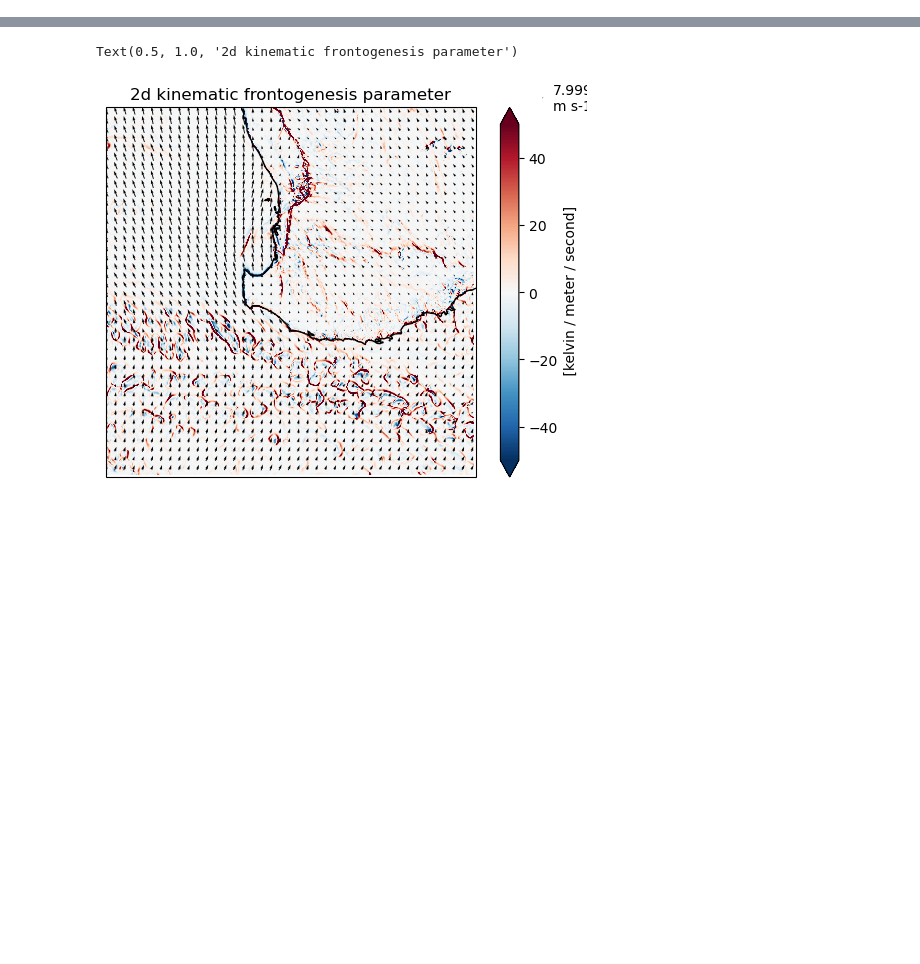
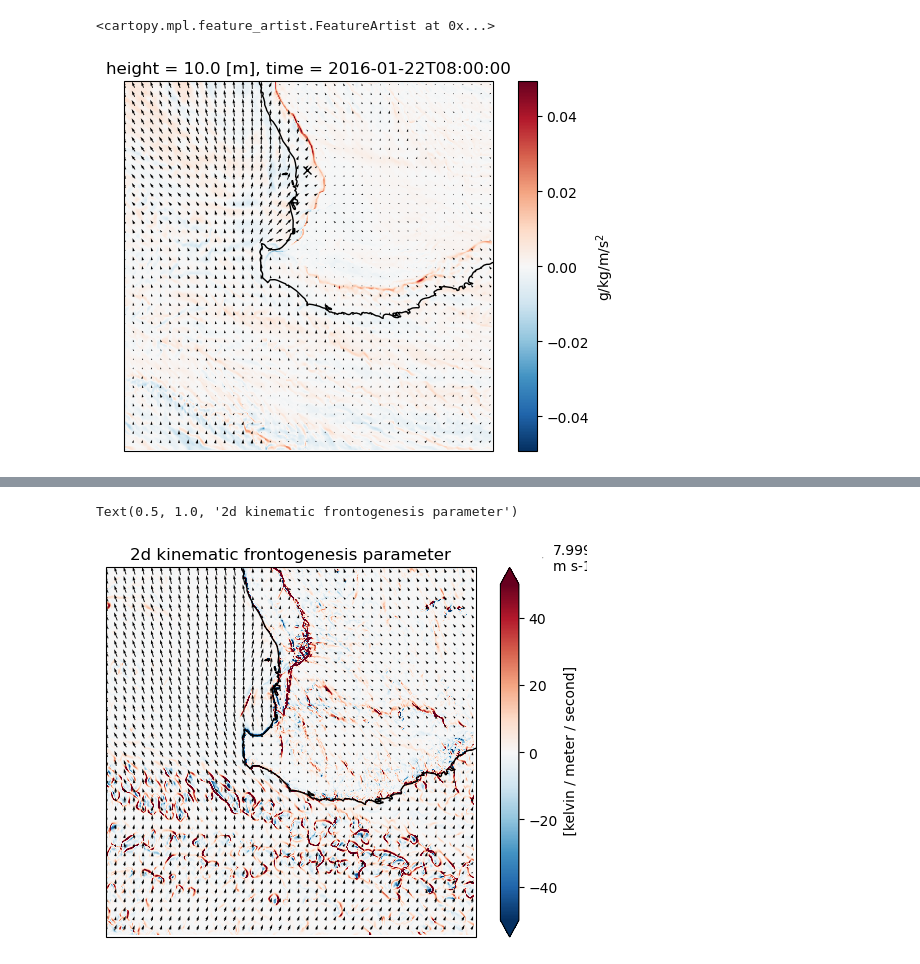
Before and after one commit to andrewbrown31/sea_breeze, a Jupyter notebook: test_notebooks/aus2200_prelim.ipynb, the cells around one changed output, grey strips where cells are left out. Cells and saved outputs as stored; diff of their text form; code cells hidden in the pictures; blank space fills up the shorter version.

```diff
--- a/test_notebooks/aus2200_prelim.ipynb
+++ b/test_notebooks/aus2200_prelim.ipynb
@@ -55,4 +57,4 @@ ignored for this job.
 # %%
 #Rechunk everything back so we only have one time chunk, as we are now calculating the time rate of change
-aus2200_sfc["hus"] = aus2200_sfc["hus"].chunk({"time":dt_time_chunk,"lat":dt_latlon_chunk,"lon":dt_latlon_chunk})
+aus2200_hus = aus2200_hus.chunk({"time":dt_time_chunk,"lat":dt_latlon_chunk,"lon":dt_latlon_chunk})
 aus2200_sfc_wind = aus2200_sfc_wind.chunk({"time":dt_time_chunk,"lat":dt_latlon_chunk,"lon":dt_latlon_chunk})
@@ -59,7 +69,19 @@ aus2200_sfc_wind = aus2200_sfc_wind.chunk({"time":dt_time_chunk,"lat":dt_latlon_
 # %%
 #Calculate rate of change in moisture flux
 F_dqu = moisture_flux_gradient(
-    aus2200_sfc["hus"],
+    aus2200_hus,
     aus2200_sfc_wind["u"],
     aus2200_sfc_wind["v"],
     angle_ds)
+# %%
+F_dqu_plot = F_dqu.sel(time="2016-01-22 08:00").compute()
+sfc_wind_plot = aus2200_sfc_wind.sel(time="2016-01-22 08:00").squeeze().compute()
+# %%
+ax=plt.axes(projection=ccrs.PlateCarree())
+F_dqu_plot.plot(cbar_kwargs={"label":"g/kg/m/s$^{2}$"})
+sfc_wind_plot.isel(lat=slice(0,-1,10),lon=slice(0,-1,10)).plot.quiver(x="lon",y="lat",u="u",v="v",scale=500,add_guide=False)
+ax.plot(115.9764, -31.9275, marker="x", color="k")
+ax.coastlines()
+# %% [output]
+<cartopy.mpl.feature_artist.FeatureArtist at 0x...>
+[figure, added]
```
Also changed, not shown: parts of 17 cells of this notebook, 6 other files.
